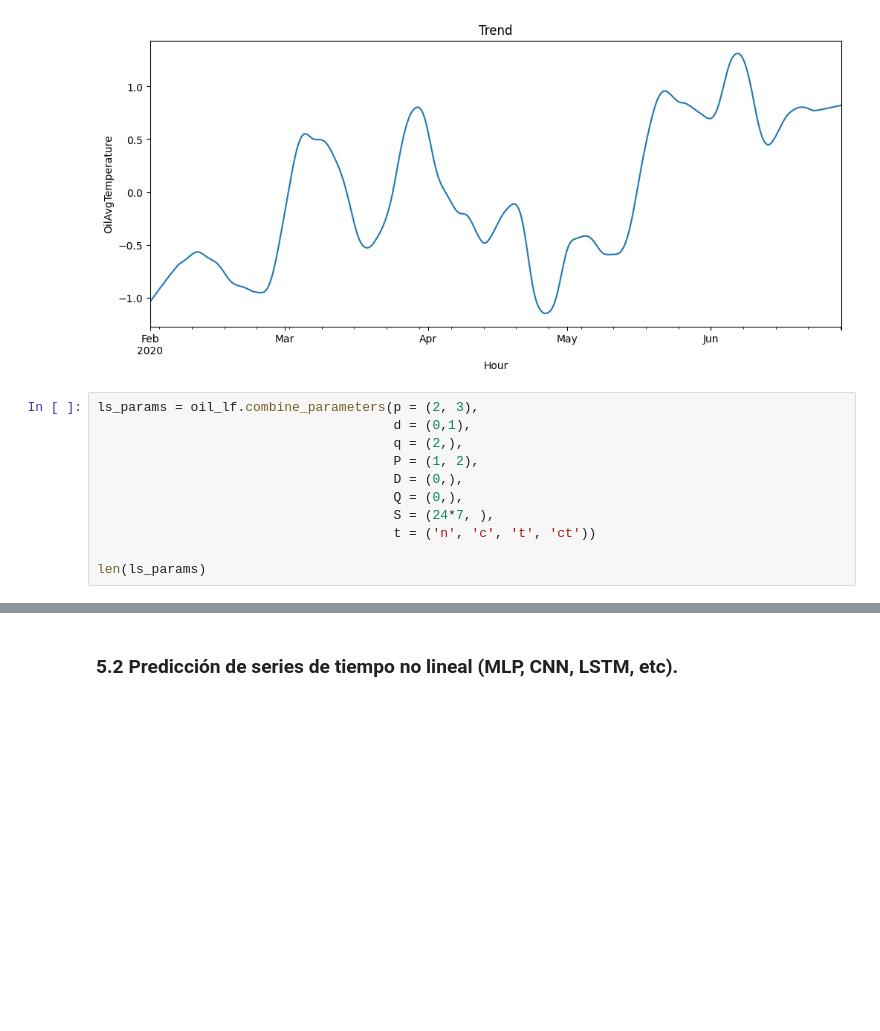
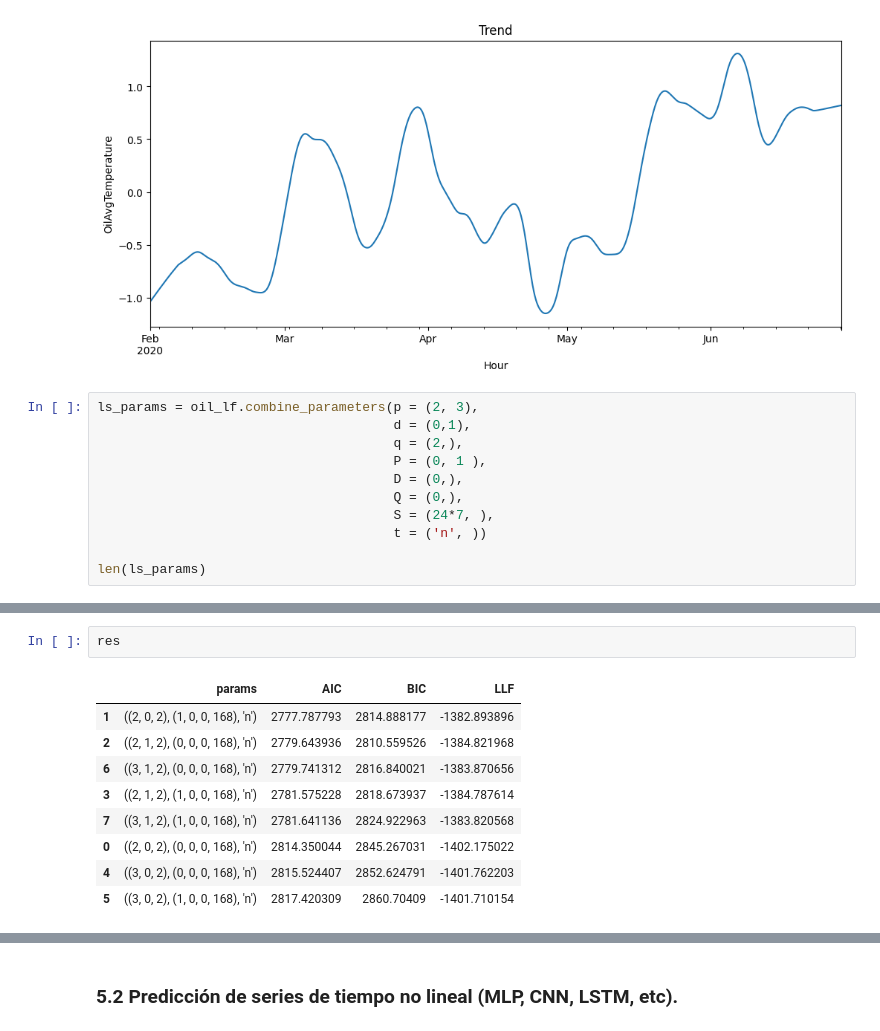
Before and after one commit to judith-ale/proyecto_modulo1, a Jupyter notebook: ProyectoModulo1_RabagoJ_MartinezC_VelicaX.ipynb, the cells around one changed output, grey strips where cells are left out. Saved outputs shown, nothing was run; the diff lists cells and outputs as text; blank space fills up the shorter version.

```diff
--- a/ProyectoModulo1_RabagoJ_MartinezC_VelicaX.ipynb
+++ b/ProyectoModulo1_RabagoJ_MartinezC_VelicaX.ipynb
@@ -463,11 +463,11 @@ oil_lf.plot_timeseries(decomposition.trend, figsize=(12,5), title='Trend')
 ls_params = oil_lf.combine_parameters(p = (2, 3),
                                       d = (0,1),
                                       q = (2,),
-                                      P = (1, 2),
+                                      P = (0, 1 ),
                                       D = (0,),
                                       Q = (0,),
                                       S = (24*7, ),
-                                      t = ('n', 'c', 't', 'ct'))
+                                      t = ('n', ))
 
 len(ls_params)
 # %% [output]
@@ -476,0 +494,12 @@ res = oil_lf.search_best_set_params(train, sarimax_params=ls_params)
+# %%
+res
+# %% [output]
+|  | params | AIC | BIC | LLF |
+| 1 | ((2, 0, 2), (1, 0, 0, 168), 'n') | 2777.787793 | 2814.888177 | -1382.893896 |
+| 2 | ((2, 1, 2), (0, 0, 0, 168), 'n') | 2779.643936 | 2810.559526 | -1384.821968 |
+| 6 | ((3, 1, 2), (0, 0, 0, 168), 'n') | 2779.741312 | 2816.840021 | -1383.870656 |
+| 3 | ((2, 1, 2), (1, 0, 0, 168), 'n') | 2781.575228 | 2818.673937 | -1384.787614 |
+| 7 | ((3, 1, 2), (1, 0, 0, 168), 'n') | 2781.641136 | 2824.922963 | -1383.820568 |
+| 0 | ((2, 0, 2), (0, 0, 0, 168), 'n') | 2814.350044 | 2845.267031 | -1402.175022 |
+| 4 | ((3, 0, 2), (0, 0, 0, 168), 'n') | 2815.524407 | 2852.624791 | -1401.762203 |
+| 5 | ((3, 0, 2), (1, 0, 0, 168), 'n') | 2817.420309 | 2860.70409 | -1401.710154 |
```
Also changed, not shown: parts of 7 cells of this notebook.
